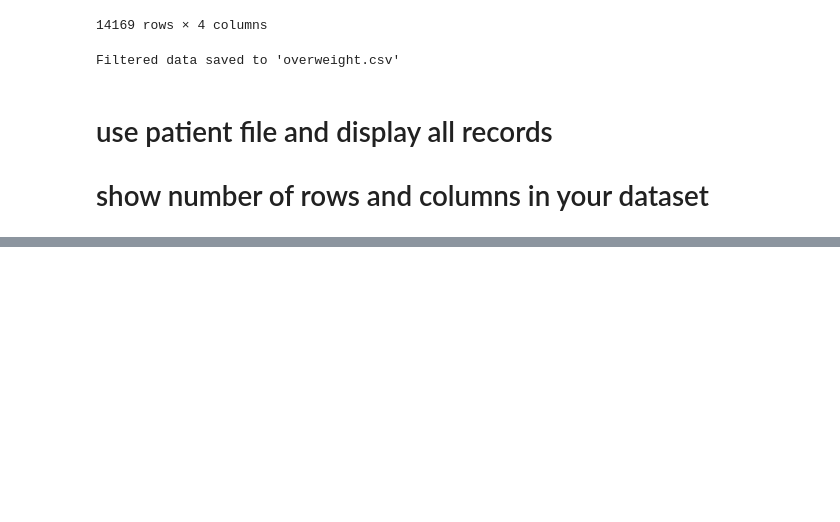
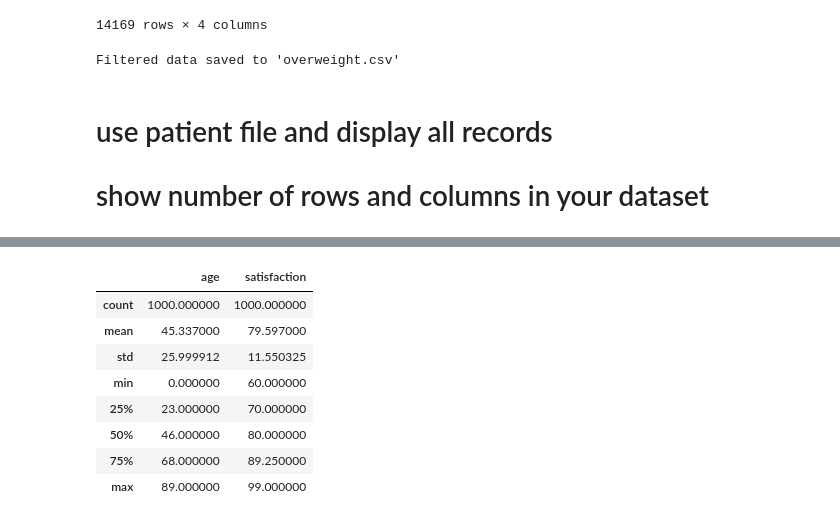
Before and after one commit to vivianaedora-hue/aimltraining, a Jupyter notebook: Day 10/DataHandling.ipynb, the cells around one changed output, grey strips where cells are left out. Drawn from its saved outputs; the diff is of its cells as text; code cells hidden in the pictures; blank space fills up the shorter version.

```diff
--- a/Day 10/DataHandling.ipynb
+++ b/Day 10/DataHandling.ipynb
@@ -231,0 +250,12 @@ Filtered data saved to 'overweight.csv'
+# %%
+df.describe()
+# %% [output]
+|  | age | satisfaction |
+| count | 1000.000000 | 1000.000000 |
+| mean | 45.337000 | 79.597000 |
+| std | 25.999912 | 11.550325 |
+| min | 0.000000 | 60.000000 |
+| 25% | 23.000000 | 70.000000 |
+| 50% | 46.000000 | 80.000000 |
+| 75% | 68.000000 | 89.250000 |
+| max | 89.000000 | 99.000000 |
```
Also changed, not shown: parts of 7 cells of this notebook, 1 other file.
